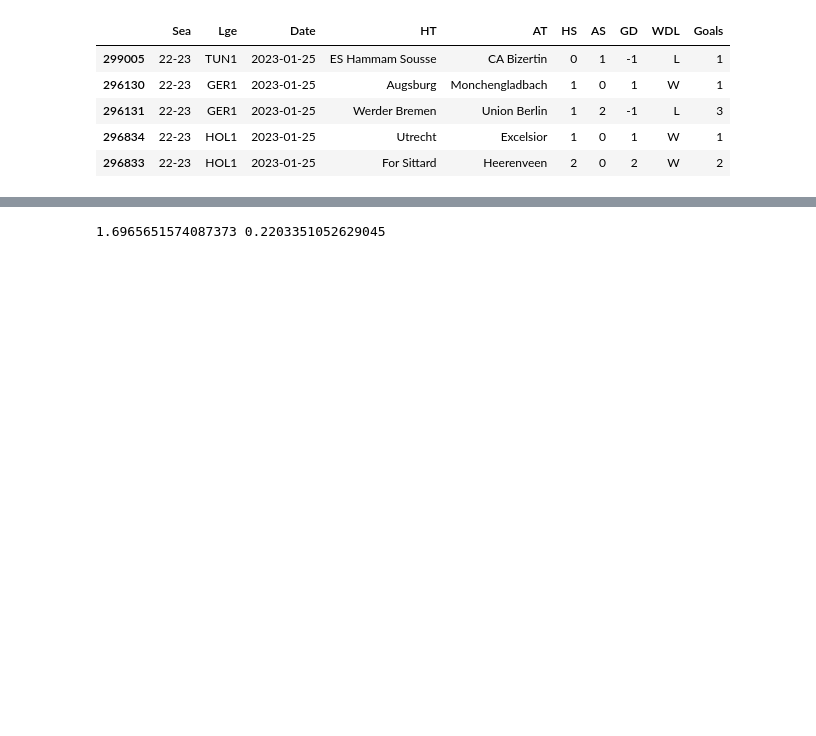
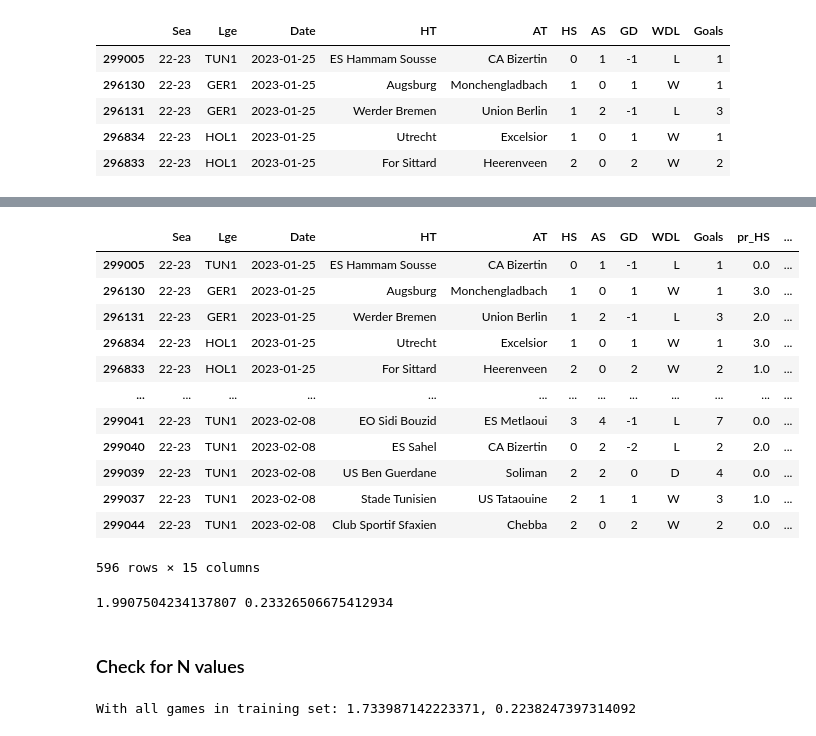
Before and after one commit to robertohdz98/soccer-prediction-challenge-2023, a Jupyter notebook: 05-poisson-validation.ipynb, the cells around one changed output, grey strips where cells are left out. Saved outputs shown, nothing was run; the diff lists cells and outputs as text; code cells hidden in the pictures; blank space fills up the shorter version.

```diff
--- a/05-poisson-validation.ipynb
+++ b/05-poisson-validation.ipynb
@@ -85,7 +156,29 @@ df_preds
+# %%
+df_preds_restricted = df_preds_restricted[df_preds_restricted["pr_HS"].notna()]
+df_preds_restricted
+# %% [output]
+|  | Sea | Lge | Date | HT | AT | HS | AS | GD | WDL | Goals | pr_HS | ... |
+| 299005 | 22-23 | TUN1 | 2023-01-25 | ES Hammam Sousse | CA Bizertin | 0 | 1 | -1 | L | 1 | 0.0 | ... |
+| 296130 | 22-23 | GER1 | 2023-01-25 | Augsburg | Monchengladbach | 1 | 0 | 1 | W | 1 | 3.0 | ... |
+| 296131 | 22-23 | GER1 | 2023-01-25 | Werder Bremen | Union Berlin | 1 | 2 | -1 | L | 3 | 2.0 | ... |
+| 296834 | 22-23 | HOL1 | 2023-01-25 | Utrecht | Excelsior | 1 | 0 | 1 | W | 1 | 3.0 | ... |
+| 296833 | 22-23 | HOL1 | 2023-01-25 | For Sittard | Heerenveen | 2 | 0 | 2 | W | 2 | 1.0 | ... |
+| ... | ... | ... | ... | ... | ... | ... | ... | ... | ... | ... | ... | ... |
+| 299041 | 22-23 | TUN1 | 2023-02-08 | EO Sidi Bouzid | ES Metlaoui | 3 | 4 | -1 | L | 7 | 0.0 | ... |
+| 299040 | 22-23 | TUN1 | 2023-02-08 | ES Sahel | CA Bizertin | 0 | 2 | -2 | L | 2 | 2.0 | ... |
+| 299039 | 22-23 | TUN1 | 2023-02-08 | US Ben Guerdane | Soliman | 2 | 2 | 0 | D | 4 | 0.0 | ... |
+| 299037 | 22-23 | TUN1 | 2023-02-08 | Stade Tunisien | US Tataouine | 2 | 1 | 1 | W | 3 | 1.0 | ... |
+| 299044 | 22-23 | TUN1 | 2023-02-08 | Club Sportif Sfaxien | Chebba | 2 | 0 | 2 | W | 2 | 0.0 | ... |
+596 rows × 15 columns
 # %%
-import preds_evaluation
-
-RMSE, RPS = preds_evaluation.evaluate_validation(df_preds)
+RMSE, RPS = preds_evaluation.evaluate_validation(df_preds_restricted)
 print(RMSE, RPS)
 # %% [output]
-1.6965651574087373 0.2203351052629045
+1.9907504234137807 0.23326506675412934
+# %% [markdown]
+### Check for N values
+# %%
+RMSE, RPS = preds_evaluation.evaluate_validation(df_preds_all)
+print(f"With all games in training set: {RMSE}, {RPS}")
+# %% [output]
+With all games in training set: 1.733987142223371, 0.2238247397314092
```
Also changed, not shown: parts of 16 cells of this notebook.
